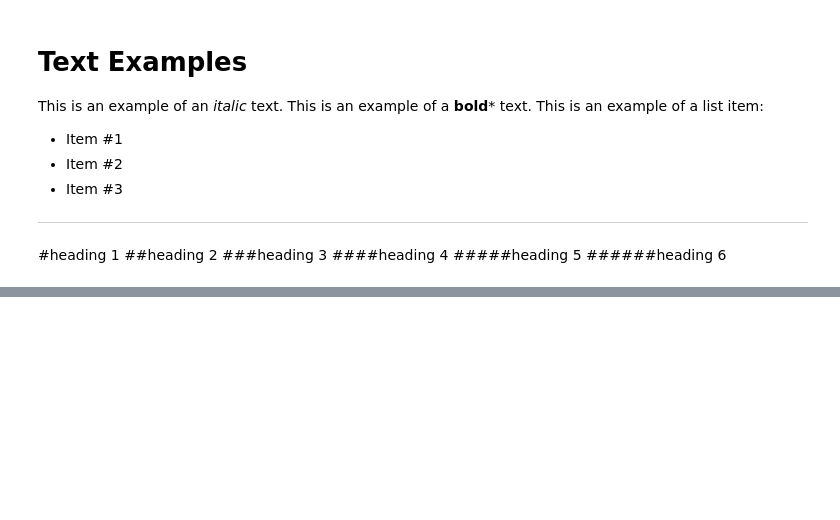
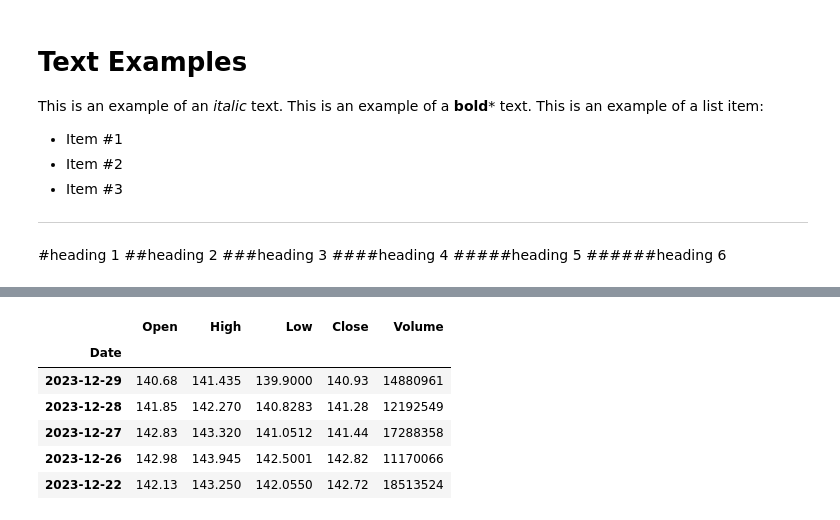
Before and after one commit to bdcbqa314159/mastering_python_for_finance, a Jupyter notebook: chapter_1/testing.ipynb, the cells around one changed output, grey strips where cells are left out. Cells and saved outputs as stored; diff of their text form; code cells hidden in the pictures; blank space fills up the shorter version.

```diff
--- a/chapter_1/testing.ipynb
+++ b/chapter_1/testing.ipynb
@@ -45,0 +102,16 @@ This is an example of a list item:
+# %%
+import pandas_datareader.data as web
+import datetime
+
+start = datetime.datetime(2023, 1, 1)
+end = datetime.datetime(2023, 12, 31)
+df = web.DataReader('GOOG','stooq', start, end)
+df.head()
+# %% [output]
+|  | Open | High | Low | Close | Volume |
+| Date |  |  |  |  |  |
+| 2023-12-29 | 140.68 | 141.435 | 139.9000 | 140.93 | 14880961 |
+| 2023-12-28 | 141.85 | 142.270 | 140.8283 | 141.28 | 12192549 |
+| 2023-12-27 | 142.83 | 143.320 | 141.0512 | 141.44 | 17288358 |
+| 2023-12-26 | 142.98 | 143.945 | 142.5001 | 142.82 | 11170066 |
+| 2023-12-22 | 142.13 | 143.250 | 142.0550 | 142.72 | 18513524 |
```
Also changed, not shown: parts of 8 cells of this notebook, 1 other file.
